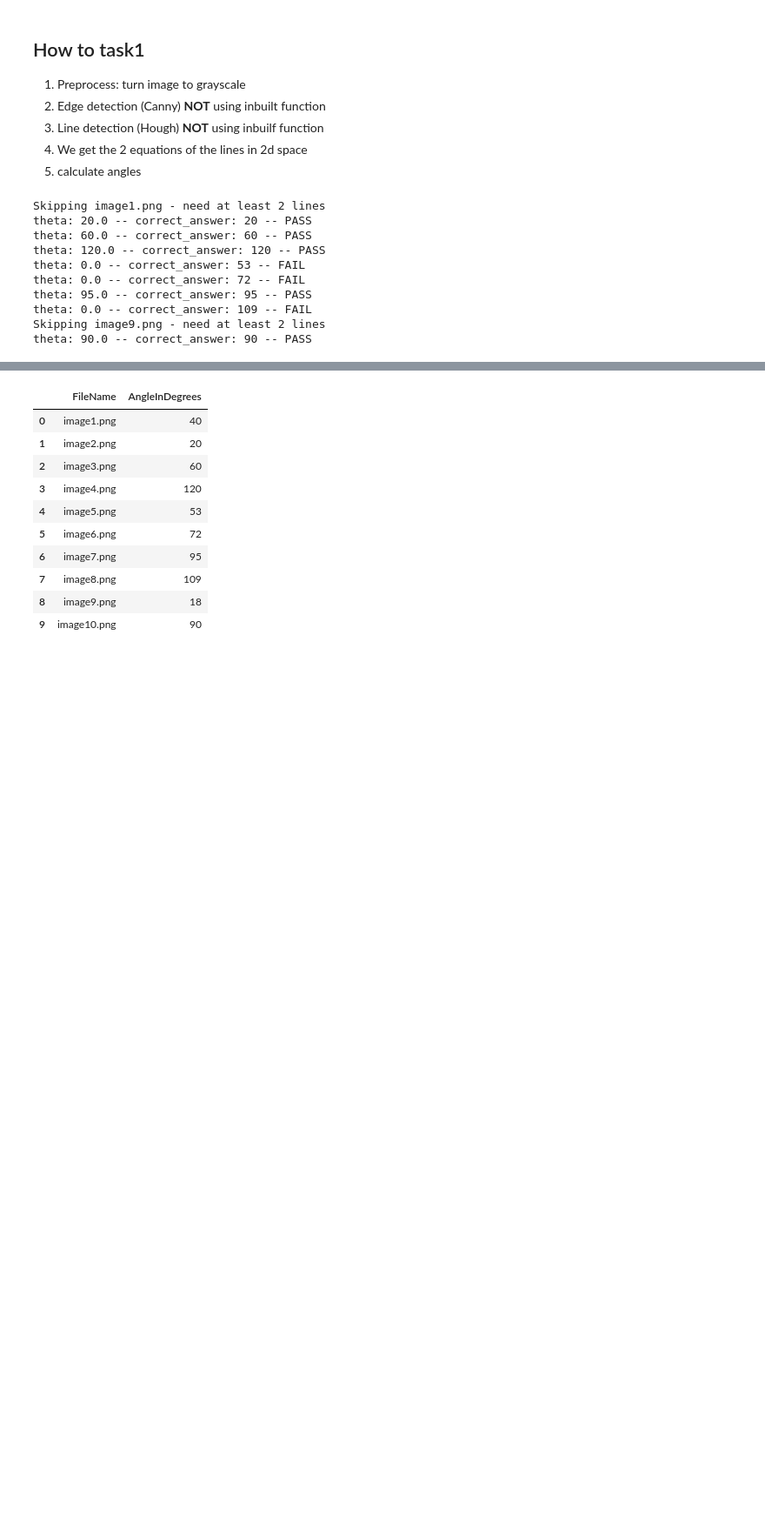
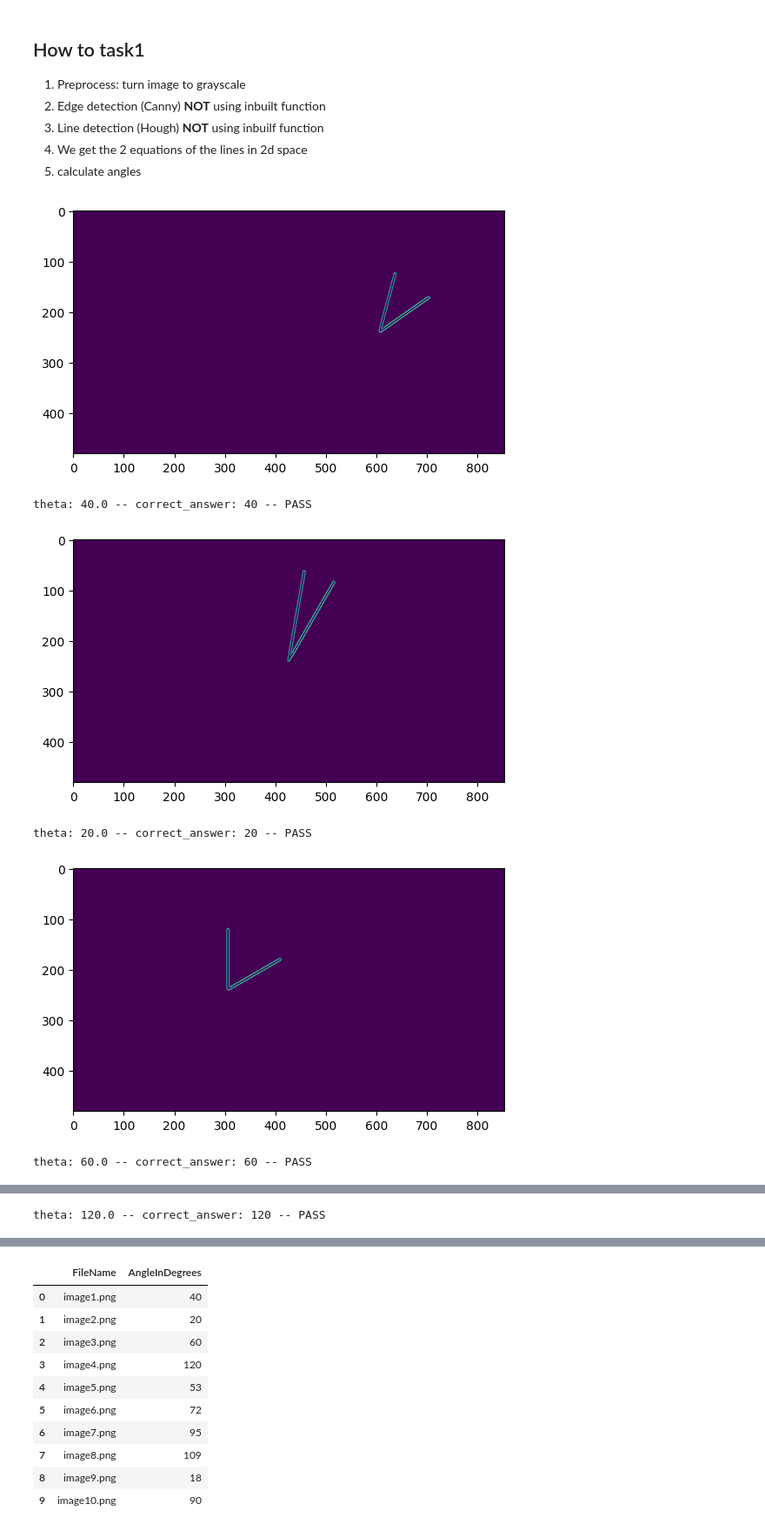
Before and after one commit to coeus-uk/computer-vision, a Jupyter notebook: Task1.ipynb, the cells around one changed output, grey strips where cells are left out. Shown at 87% size. Saved outputs shown, nothing was run; the diff lists cells and outputs as text; code cells hidden in the pictures; blank space fills up the shorter version.

```diff
--- a/Task1.ipynb
+++ b/Task1.ipynb
@@ -30,44 +38,43 @@ for (i, row) in enumerate(dataset.itertuples()):
 
     # Convert to grayscale but store as colour image to keep opencv happy
     gray_img = cv2.cvtColor(img, cv2.COLOR_RGB2GRAY)
-    gray_img = cv2.cvtColor(gray_img, cv2.COLOR_GRAY2RGB)
+    #gray_img = cv2.cvtColor(gray_img, cv2.COLOR_GRAY2RGB)
+    gray_img = cv2.GaussianBlur(gray_img, (25,25), 2)
 
     # Detect edges with Canny edge detection
-    img_edges = cv2.Canny(gray_img, lower_threshold, upper_threshold)
+    img_edges = cv2.Canny(gray_img, 70, 110)
+    plt.imshow(img_edges)
+    plt.show()
 
-    hough_lines = cv2.HoughLines(img_edges, rho=1, theta=np.deg2rad(5), threshold=100, lines=None, srn=0, stn=0)
+    hough_lines = cv2.HoughLines(img_edges, rho=1, theta=np.deg2rad(5), threshold=90, lines=None, srn=0, stn=0)
 
     line_angles = []
     for line in hough_lines:
         (rho, theta) = (line[0][0], line[0][1])
         # Handle whether the line is in the positive or negative x
         if (rho < 0):
             theta += np.pi
         line_angles.append(theta)
 
     if(len(line_angles) < 2):
         print(f"Skipping {filename} - need at least 2 lines")
         continue
 
     # Calculate difference of angles and choose the smaller angle
     angle1 = max(line_angles) - min(line_angles)
     angle2 = (2 * np.pi) - angle1
     angle_between_lines = min(angle1, angle2)
     angle_between_lines = np.round(np.rad2deg(angle_between_lines))
 
     pass_fail_string = "PASS" if angle_between_lines == correct_answer else "FAIL"
     print(f"theta: {angle_between_lines} -- correct_answer: {correct_answer} -- {pass_fail_string}")
 
     # plt.imshow(img_edges)
     # plt.show()
 # %% [output]
+[figure, added]
-Skipping image1.png - need at least 2 lines
-theta: 20.0 -- correct_answer: 20 -- PASS
-theta: 60.0 -- correct_answer: 60 -- PASS
-theta: 120.0 -- correct_answer: 120 -- PASS
-theta: 0.0 -- correct_answer: 53 -- FAIL
-theta: 0.0 -- correct_answer: 72 -- FAIL
-theta: 95.0 -- correct_answer: 95 -- PASS
-theta: 0.0 -- correct_answer: 109 -- FAIL
-Skipping image9.png - need at least 2 lines
-theta: 90.0 -- correct_answer: 90 -- PASS
+theta: 40.0 -- correct_answer: 40 -- PASS
+[figure, added]
+theta: 20.0 -- correct_answer: 20 -- PASS
+[figure, added]
+theta: 60.0 -- correct_answer: 60 -- PASS
@@ -73,0 +82 @@ theta: 90.0 -- correct_answer: 90 -- PASS
+theta: 120.0 -- correct_answer: 120 -- PASS
```
Also changed, not shown: parts of 3 cells of this notebook.
